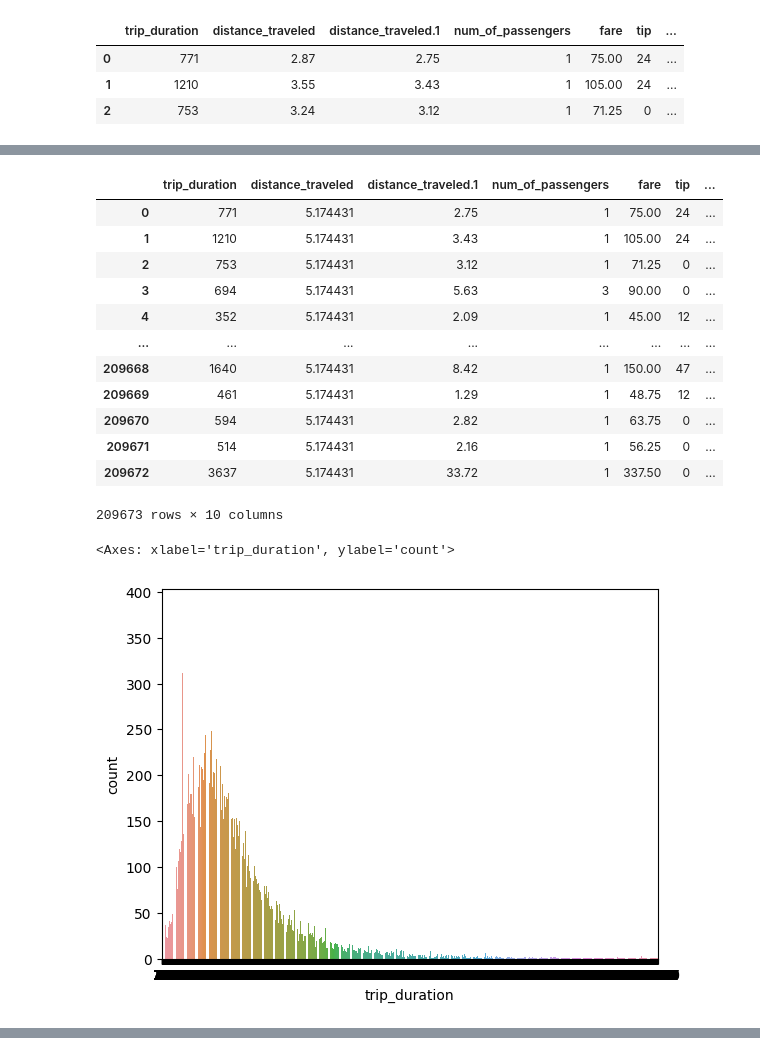
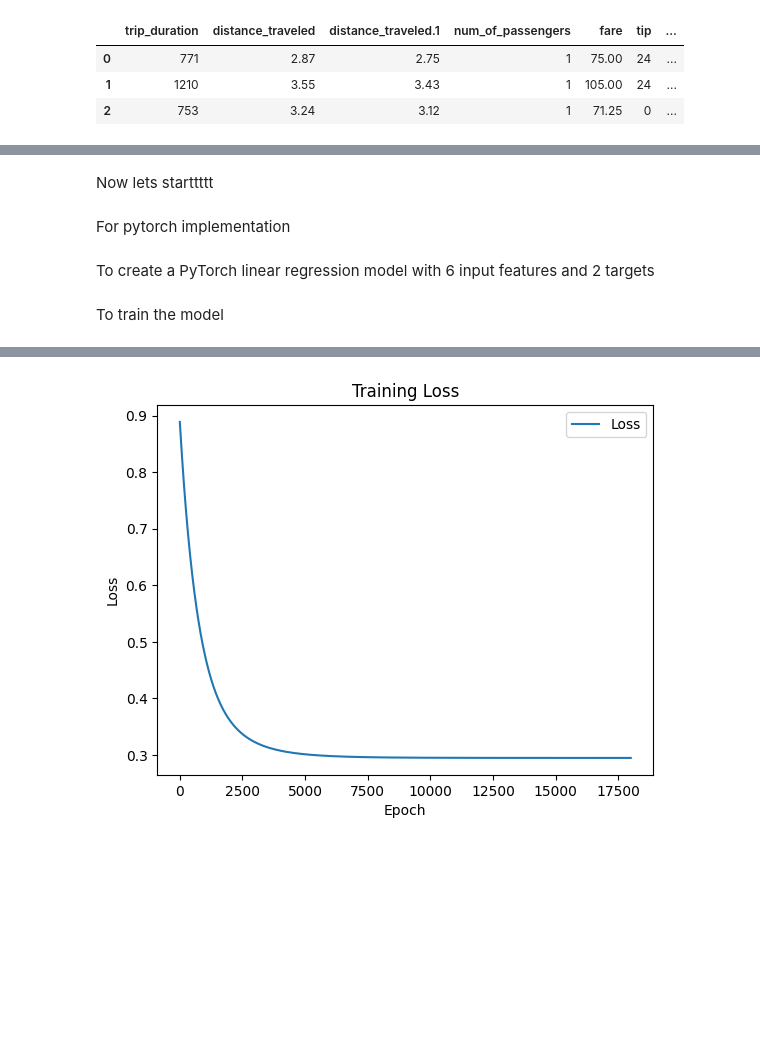
Before and after one commit to HARSHAZGREAT/Databytetast1, a Jupyter notebook: farepred.ipynb, the cells around one changed output, grey strips where cells are left out. Saved outputs shown, nothing was run; the diff lists cells and outputs as text; code cells hidden in the pictures; blank space fills up the shorter version.

```diff
--- a/farepred.ipynb
+++ b/farepred.ipynb
@@ -83,27 +81,5 @@ df_re = df_r.drop('distance_traveled.1', axis=1)
-# %%
-mean_value = df1[['distance_traveled', 'distance_traveled.1']].mean()
-
-# Update the columns with the mean value
-df1['distance_traveled'] = mean_value[0]
-df1['distance_travled.1'] = mean_value[1]
-
-df1
-# %% [output]
-|  | trip_duration | distance_traveled | distance_traveled.1 | num_of_passengers | fare | tip | ... |
-| 0 | 771 | 5.174431 | 2.75 | 1 | 75.00 | 24 | ... |
-| 1 | 1210 | 5.174431 | 3.43 | 1 | 105.00 | 24 | ... |
-| 2 | 753 | 5.174431 | 3.12 | 1 | 71.25 | 0 | ... |
-| 3 | 694 | 5.174431 | 5.63 | 3 | 90.00 | 0 | ... |
-| 4 | 352 | 5.174431 | 2.09 | 1 | 45.00 | 12 | ... |
-| ... | ... | ... | ... | ... | ... | ... | ... |
-| 209668 | 1640 | 5.174431 | 8.42 | 1 | 150.00 | 47 | ... |
-| 209669 | 461 | 5.174431 | 1.29 | 1 | 48.75 | 12 | ... |
-| 209670 | 594 | 5.174431 | 2.82 | 1 | 63.75 | 0 | ... |
-| 209671 | 514 | 5.174431 | 2.16 | 1 | 56.25 | 0 | ... |
-| 209672 | 3637 | 5.174431 | 33.72 | 1 | 337.50 | 0 | ... |
-209673 rows × 10 columns
-# %%
-sns.countplot(x=df1['trip_duration'])
-# %% [output]
-<Axes: xlabel='trip_duration', ylabel='count'>
-[figure, removed]
+# %%
+train = df1.copy()
+test = df2.copy()
+# %% [markdown]
+Now lets starttttt
@@ -109,0 +97,2 @@ sns.countplot(x=df1['trip_duration'])
+# %% [markdown]
+For pytorch implementation
@@ -109,0 +117,44 @@ sns.countplot(x=df1['trip_duration'])
+# %% [markdown]
+To create a PyTorch linear regression model with 6 input features and 2 targets
+# %%
+class LinearRegressionModel(nn.Module):
+    def __init__(self, input_size, output_size):
+        super(LinearRegressionModel, self).__init__()
+        self.linear = nn.Linear(input_size, output_size)
+
+    def forward(self, x):
+        return self.linear(x)
+
+model = LinearRegressionModel(input_size=6, output_size=2)
+criterion = nn.MSELoss()
+optimizer = optim.SGD(model.parameters(), lr=0.0005)
+# %% [markdown]
+To train the model
+# %%
+epochs = []
+loss_values = []
+
+num_epochs = 18000
+for epoch in range(num_epochs):
+    # Forward pass
+    outputs = model(normalised_X)
+    loss = criterion(outputs, normalised_Y)
+
+    # Backward and optimize
+    optimizer.zero_grad()
+    loss.backward()
+    optimizer.step()
+
+    epochs.append(epoch)
+    loss_values.append(loss.item())
+
+    if (epoch + 1) % 500 == 0:
+        print(f'Epoch [{epoch+1}/{num_epochs}], Loss: {loss.item():.4f}')
+
+plt.plot(epochs, loss_values, label='Loss')
+plt.xlabel('Epoch')
+plt.ylabel('Loss')
+plt.title('Training Loss')
+plt.legend()
+plt.show()
+# %% [output]
@@ -109,0 +178 @@ sns.countplot(x=df1['trip_duration'])
+[figure, added]
```
Also changed, not shown: parts of 16 cells of this notebook.
